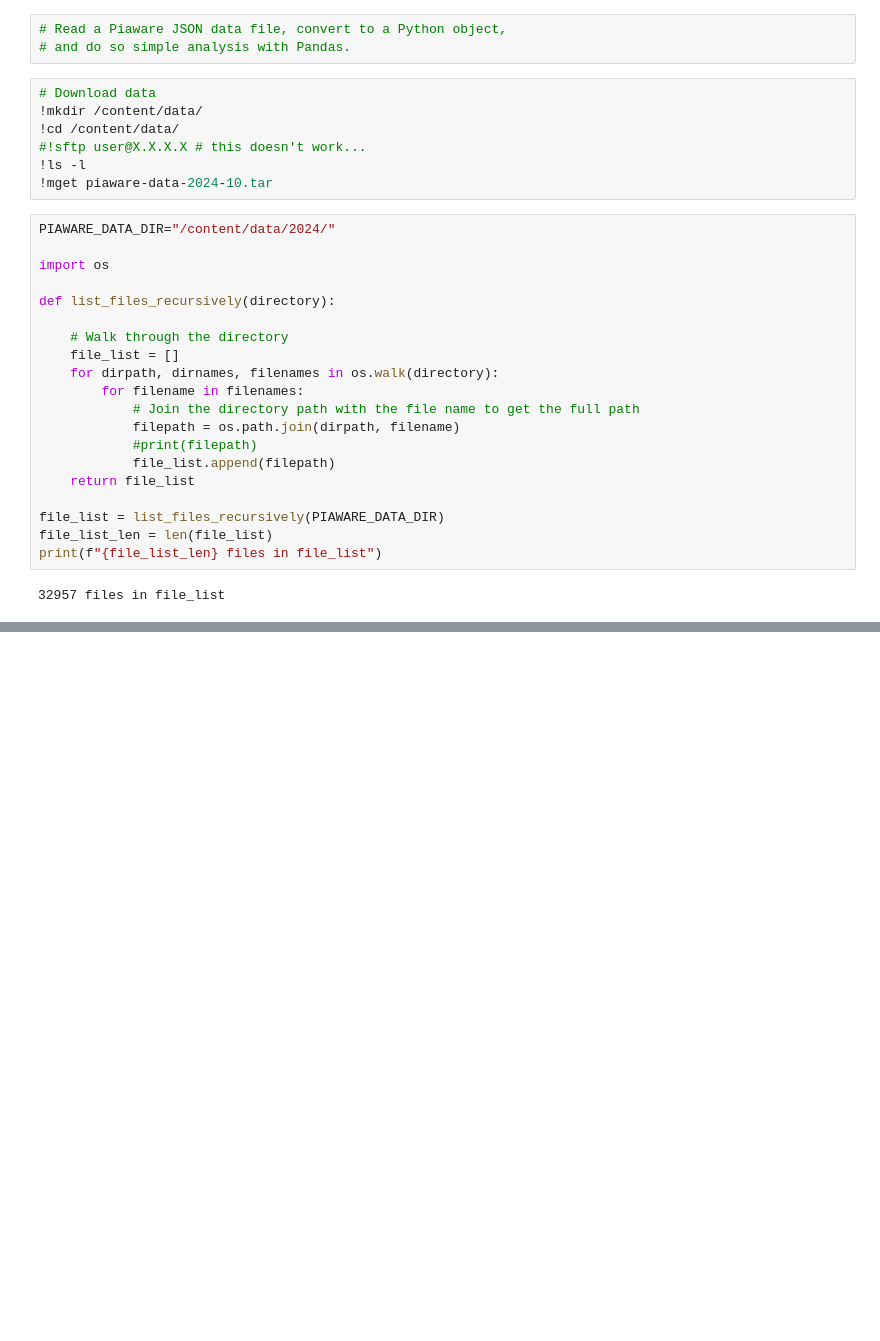
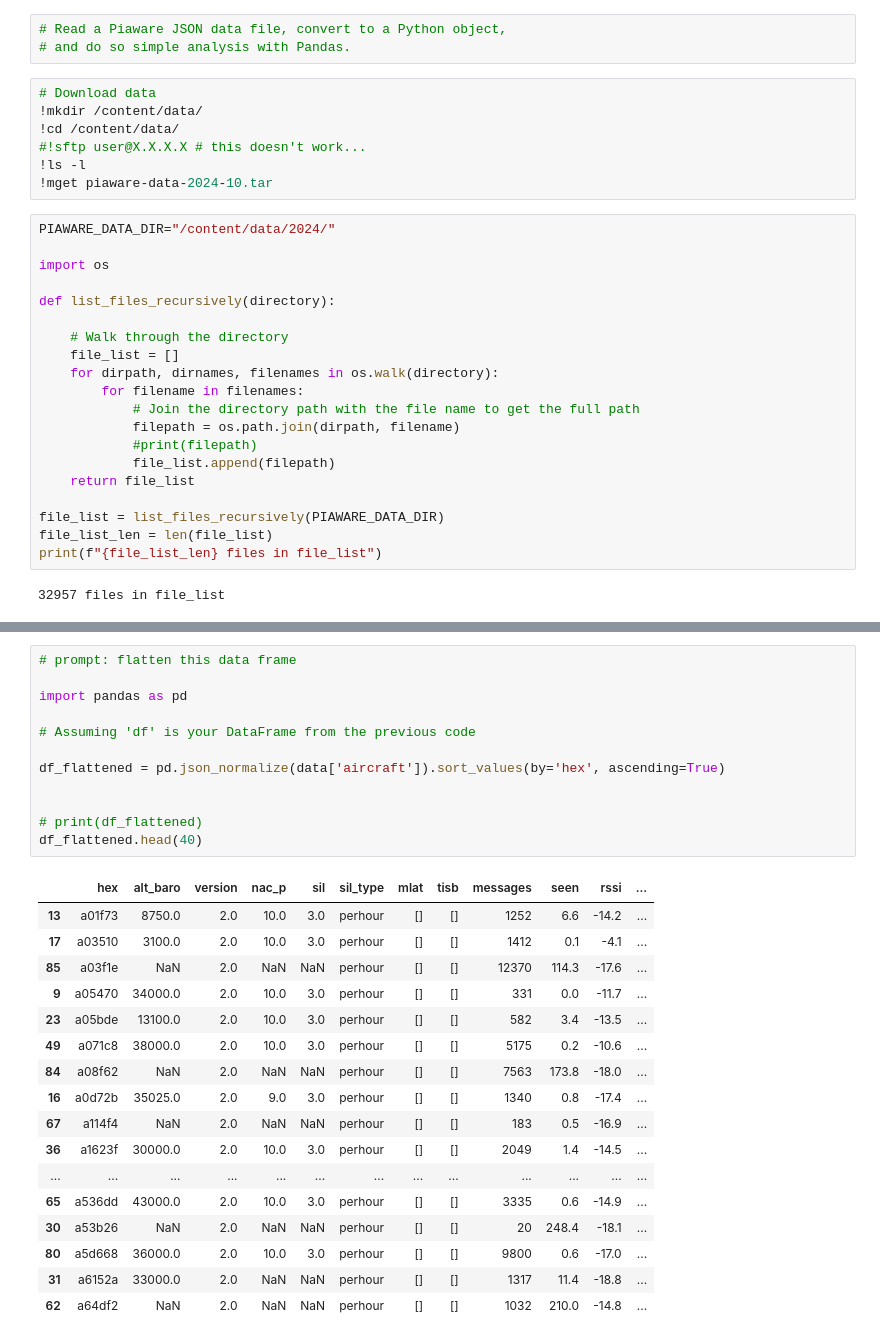
Before and after one commit to RobertBWeidlich/Colab_Notebooks, a Jupyter notebook: CnNb_020_02_PiAware.ipynb, the cells around one changed output, grey strips where cells are left out. Saved outputs shown, nothing was run; the diff lists cells and outputs as text; blank space fills up the shorter version.

Commit message:
more analysis with Pandas

```diff
--- a/CnNb_020_02_PiAware.ipynb
+++ b/CnNb_020_02_PiAware.ipynb
@@ -99,0 +121,30 @@ print(df)
+# %%
+# prompt: flatten this data frame
+
+import pandas as pd
+
+# Assuming 'df' is your DataFrame from the previous code
+
+df_flattened = pd.json_normalize(data['aircraft']).sort_values(by='hex', ascending=True)
+
+
+# print(df_flattened)
+df_flattened.head(40)
+# %% [output]
+|  | hex | alt_baro | version | nac_p | sil | sil_type | mlat | tisb | messages | seen | rssi | ... |
+| 13 | a01f73 | 8750.0 | 2.0 | 10.0 | 3.0 | perhour | [] | [] | 1252 | 6.6 | -14.2 | ... |
+| 17 | a03510 | 3100.0 | 2.0 | 10.0 | 3.0 | perhour | [] | [] | 1412 | 0.1 | -4.1 | ... |
+| 85 | a03f1e | NaN | 2.0 | NaN | NaN | perhour | [] | [] | 12370 | 114.3 | -17.6 | ... |
+| 9 | a05470 | 34000.0 | 2.0 | 10.0 | 3.0 | perhour | [] | [] | 331 | 0.0 | -11.7 | ... |
+| 23 | a05bde | 13100.0 | 2.0 | 10.0 | 3.0 | perhour | [] | [] | 582 | 3.4 | -13.5 | ... |
+| 49 | a071c8 | 38000.0 | 2.0 | 10.0 | 3.0 | perhour | [] | [] | 5175 | 0.2 | -10.6 | ... |
+| 84 | a08f62 | NaN | 2.0 | NaN | NaN | perhour | [] | [] | 7563 | 173.8 | -18.0 | ... |
+| 16 | a0d72b | 35025.0 | 2.0 | 9.0 | 3.0 | perhour | [] | [] | 1340 | 0.8 | -17.4 | ... |
+| 67 | a114f4 | NaN | 2.0 | NaN | NaN | perhour | [] | [] | 183 | 0.5 | -16.9 | ... |
+| 36 | a1623f | 30000.0 | 2.0 | 10.0 | 3.0 | perhour | [] | [] | 2049 | 1.4 | -14.5 | ... |
+| ... | ... | ... | ... | ... | ... | ... | ... | ... | ... | ... | ... | ... |
+| 65 | a536dd | 43000.0 | 2.0 | 10.0 | 3.0 | perhour | [] | [] | 3335 | 0.6 | -14.9 | ... |
+| 30 | a53b26 | NaN | 2.0 | NaN | NaN | perhour | [] | [] | 20 | 248.4 | -18.1 | ... |
+| 80 | a5d668 | 36000.0 | 2.0 | 10.0 | 3.0 | perhour | [] | [] | 9800 | 0.6 | -17.0 | ... |
+| 31 | a6152a | 33000.0 | 2.0 | NaN | NaN | perhour | [] | [] | 1317 | 11.4 | -18.8 | ... |
+| 62 | a64df2 | NaN | 2.0 | NaN | NaN | perhour | [] | [] | 1032 | 210.0 | -14.8 | ... |
```
Also changed, not shown: parts of 4 cells of this notebook.
